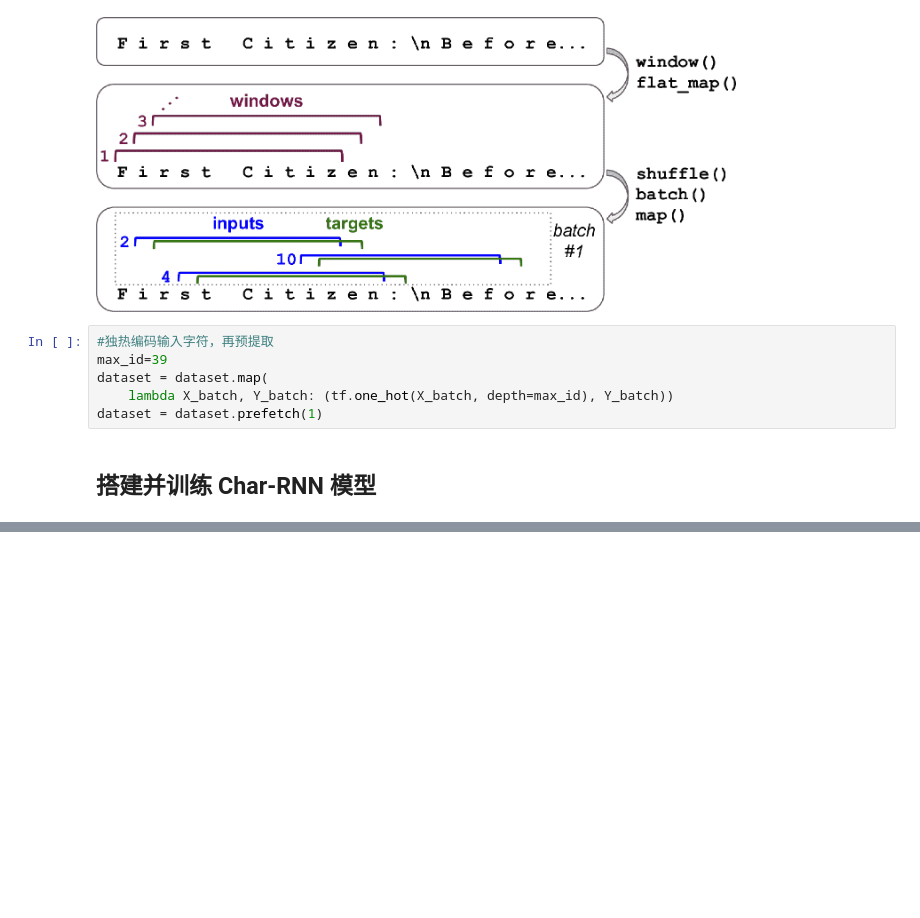
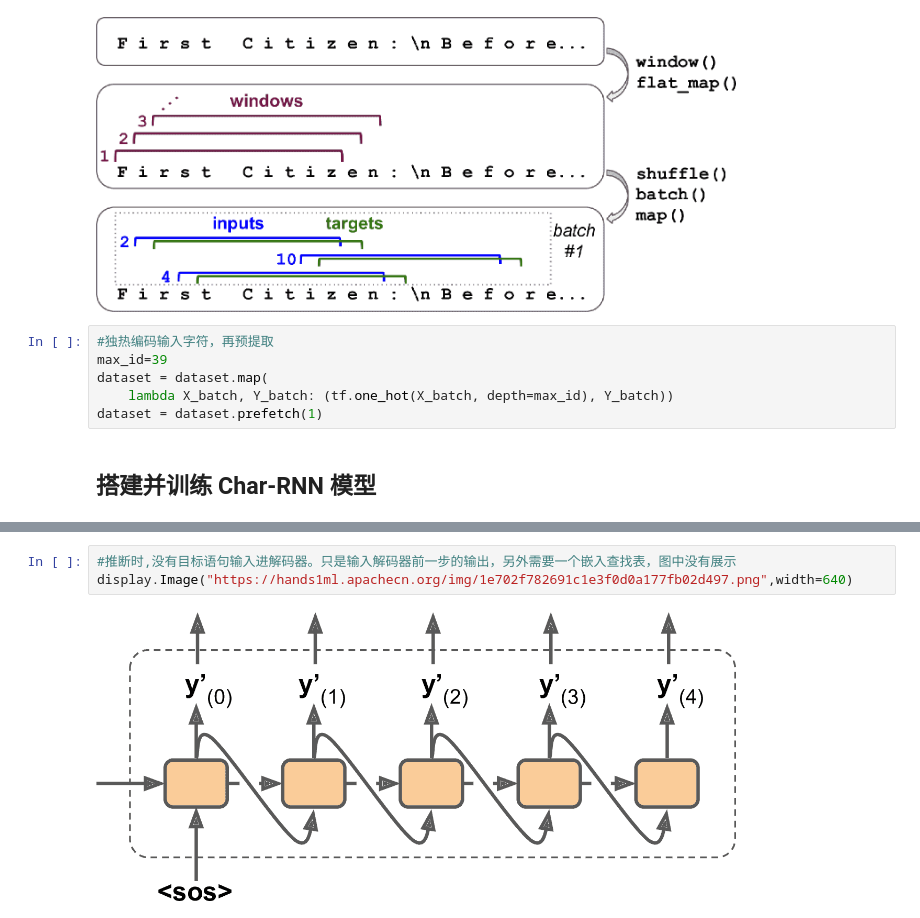
Before and after one commit to binlanguage/mln, a Jupyter notebook: 16_nlp_with_rnns_and_attention.ipynb, the cells around one changed output, grey strips where cells are left out. Saved outputs shown, nothing was run; the diff lists cells and outputs as text; blank space fills up the shorter version.

```diff
--- a/16_nlp_with_rnns_and_attention.ipynb
+++ b/16_nlp_with_rnns_and_attention.ipynb
@@ -86,0 +110,5 @@ Epoch 1/20
+# %%
+#推断时,没有目标语句输入进解码器。只是输入解码器前一步的输出，另外需要一个嵌入查找表，图中没有展示
+display.Image("https://hands1ml.apachecn.org/img/1e702f782691c1e3f0d0a177fb02d497.png",width=640)
+# %% [output]
+[figure, added]
```
Also changed, not shown: parts of 14 cells of this notebook.
